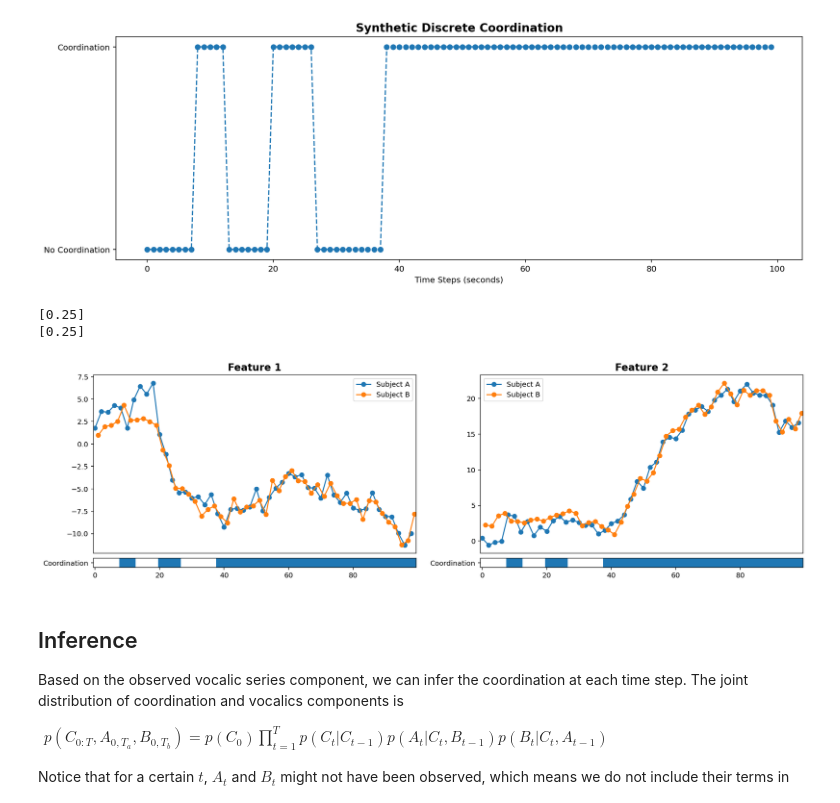
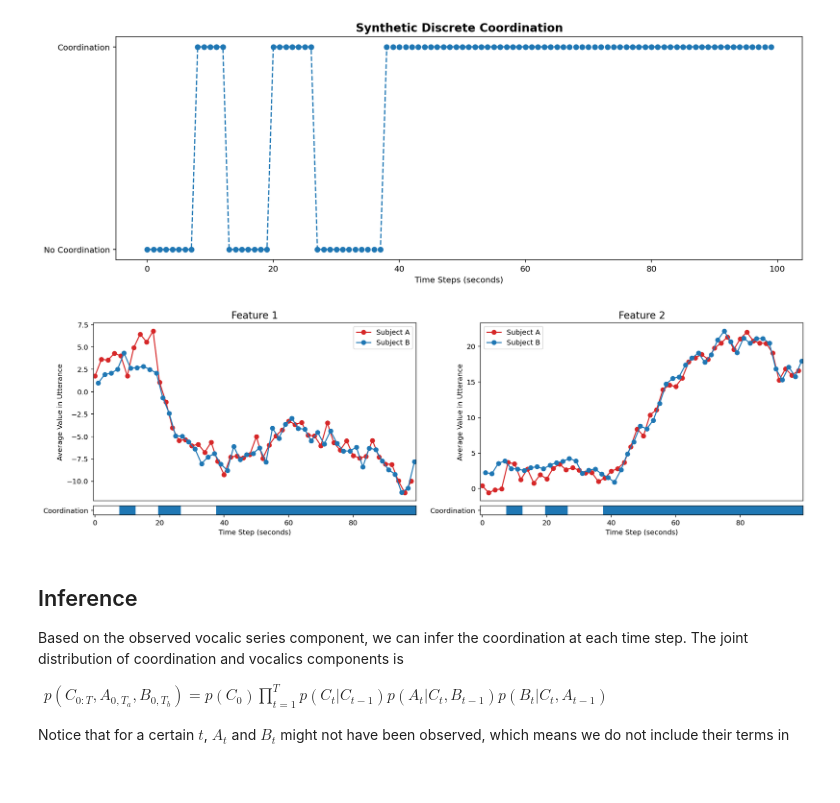
Before and after one commit to paulosoaresua/tomcat-coordination_analysis, a Jupyter notebook: notebooks/Coordination Model - Vocalics Component (Hard Coupling).ipynb, the cells around one changed output. Drawn from its saved outputs; the diff is of its cells as text; code cells hidden in the pictures; blank space fills up the shorter version.

```diff
--- a/notebooks/Coordination Model - Vocalics Component (Hard Coupling).ipynb
+++ b/notebooks/Coordination Model - Vocalics Component (Hard Coupling).ipynb
@@ -110,32 +110,30 @@ plot_discrete_coordination(ax=fig.gca(),
 # %%
 num_features = 2
 generator = VocalicsGeneratorForDiscreteCoordination(coordination_series=discrete_cs,
                                                      num_vocalic_features=num_features,
                                                      time_scale_density=OBSERVATION_DENSITY,
                                                      mean_prior_a=np.zeros(num_features),
                                                      mean_prior_b=np.zeros(num_features),
                                                      std_prior_a=np.ones(num_features),
                                                      std_prior_b=np.ones(num_features),
                                                      std_uncoordinated_a=np.ones(num_features),
                                                      std_uncoordinated_b=np.ones(num_features),
                                                      std_coordinated_a=np.ones(num_features),
                                                      std_coordinated_b=np.ones(num_features))
 vocalics_a, vocalics_b = generator.generate(SEED)
 
 fig, axs = plt.subplots(1, 2, figsize=(18,5))
-# plot_vocalic_series(vocalics_a, vocalics_b, axs.flatten()[:2], ["Feature 1", "Feature 2"])
+plot_vocalic_features(axs, vocalics_a, vocalics_b, ["Feature 1", "Feature 2"], False)
 add_discrete_coordination_bar(main_ax=axs[0],
                              coordination_series=[discrete_cs],
                              coordination_colors=["tab:blue"],
                              labels=["Coordination"])
 add_discrete_coordination_bar(main_ax=axs[1],
                              coordination_series=[discrete_cs],
                              coordination_colors=["tab:blue"],
                              labels=["Coordination"])
 # %% [output]
-[0.25]
-[0.25]
-[figure, old version]
+[figure, new version]
 # %% [markdown]
 ## Inference
 
```
